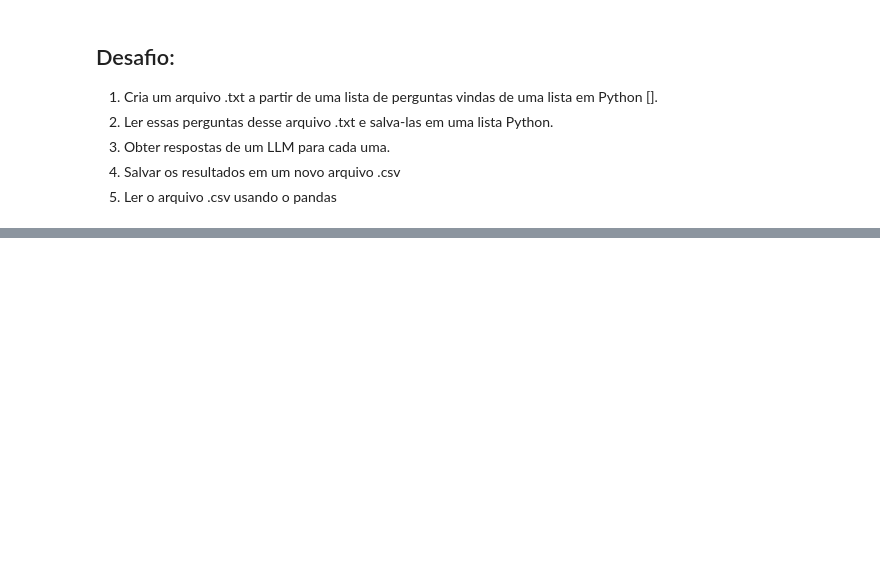
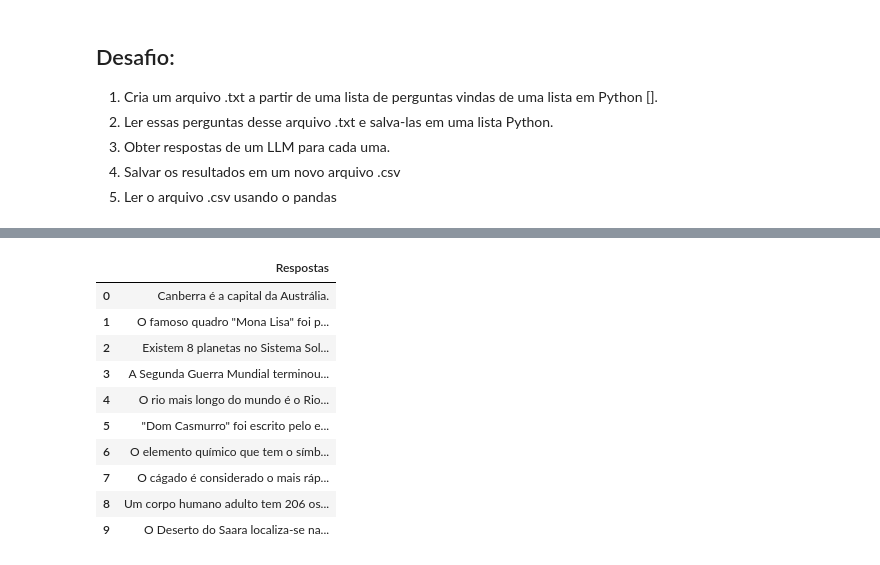
Before and after one commit to Bodegami/formacao-especialista-em-ia, a Jupyter notebook: python-ia-aplicada/Python_applied_ai.ipynb, the cells around one changed output, grey strips where cells are left out. Drawn from its saved outputs; the diff is of its cells as text; code cells hidden in the pictures; blank space fills up the shorter version.

```diff
--- a/python-ia-aplicada/Python_applied_ai.ipynb
+++ b/python-ia-aplicada/Python_applied_ai.ipynb
@@ -1148,0 +1273,14 @@ with open("lista-de-perguntas.txt", "r", encoding="utf-8") as arquivo:
+# %%
+pd.read_csv("/content/lista-de-respostas.csv")
+# %% [output]
+|  | Respostas |
+| 0 | Canberra é a capital da Austrália. |
+| 1 | O famoso quadro "Mona Lisa" foi p... |
+| 2 | Existem 8 planetas no Sistema Sol... |
+| 3 | A Segunda Guerra Mundial terminou... |
+| 4 | O rio mais longo do mundo é o Rio... |
+| 5 | "Dom Casmurro" foi escrito pelo e... |
+| 6 | O elemento químico que tem o símb... |
+| 7 | O cágado é considerado o mais ráp... |
+| 8 | Um corpo humano adulto tem 206 os... |
+| 9 | O Deserto do Saara localiza-se na... |
```
Also changed, not shown: parts of 10 cells of this notebook.
